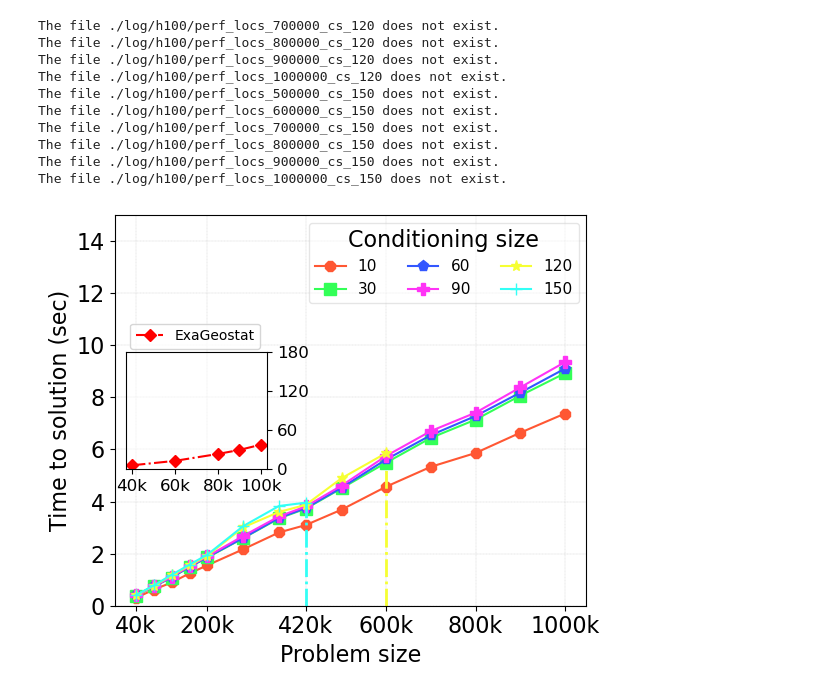
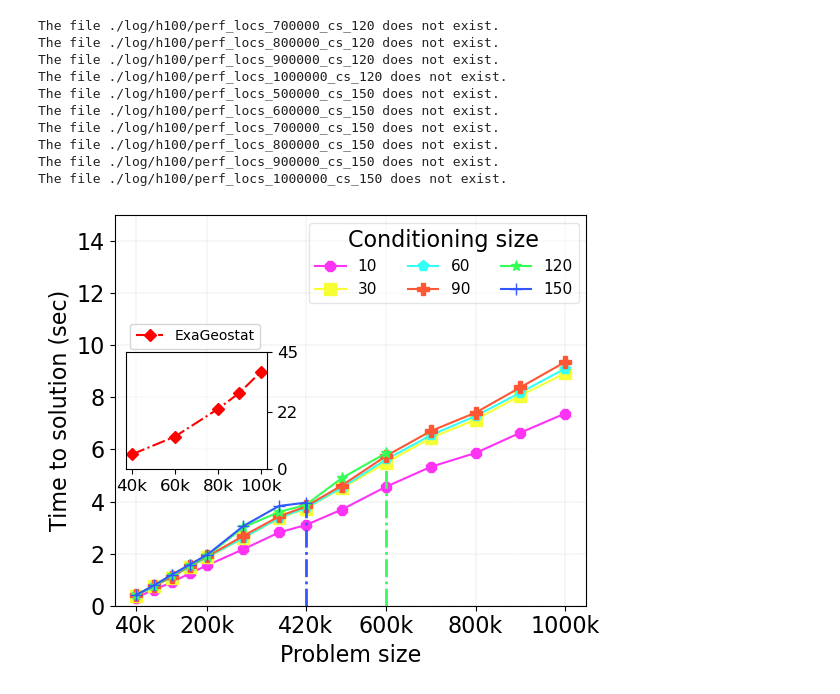
Before and after one commit to jack-pan-ai/Batched-Vecchia-Approximation, a Jupyter notebook: testing/test_perf_plot_h100.ipynb, the cells around one changed output. Cells and saved outputs as stored; diff of their text form; code cells hidden in the pictures.

```diff
--- a/testing/test_perf_plot_h100.ipynb
+++ b/testing/test_perf_plot_h100.ipynb
@@ -56,12 +56,12 @@ plt.figure(figsize=(6, 5))
 
 # colors = cm.Greens(np.linspace(0.2, 0.8, len(num_set)))
 colors = [
+    "#FF33F6",  # Magenta
+    "#F6FF33",  # Yellow
+    "#33FFF6",  # Cyan
     "#FF5733",  # Reddish-orange
     "#33FF57",  # Bright green
     "#3357FF",  # Royal blue
-    "#FF33F6",  # Magenta
-    "#F6FF33",  # Yellow
-    "#33FFF6",  # Cyan
     "#8B4513",  # Saddle brown
     "#FF69B4"   # Hot pink
 ]
@@ -75,8 +75,8 @@ for i, num_cs in enumerate(cs_set):
 _list_xtick = [40, 200, 420, 600, 800, 1000]
 _list_xtick_name = [f'{int(tick)}k' for tick in _list_xtick]
 plt.xticks(_list_xtick, _list_xtick_name)
-plt.axvline(420, ymin=0, ymax=0.28, color="#33FFF6", linestyle='-.', linewidth=2.0)
-plt.axvline(600, ymin=0, ymax=0.35, color="#F6FF33", linestyle='-.', linewidth=2.0)
+plt.axvline(420, ymin=0, ymax=0.28, color=colors[len(cs_set) - 1], linestyle='-.', linewidth=2.0)
+plt.axvline(600, ymin=0, ymax=0.35, color=colors[len(cs_set) - 2], linestyle='-.', linewidth=2.0)
 # plt.yscale('log')
 
 # Adding enhanced legend, title, and labels
@@ -98,35 +98,36 @@ def set_inner_plot():
 
     # Now plot on the inset axes. Example:
     ax_inset.plot(np.asarray(problem_s_exageostat)/1000, time_exageostat, linestyle='-.',
                   color='red', linewidth=1.5, marker=markers[i+1], label = 'ExaGeostat')
     ax_inset.patch.set_alpha(0.5)  # 50% transparent
     # ax_inset.grid(True, which='both', linestyle='--', linewidth=0.2)
     _list_xtick_exageostat = list(np.asarray([40, 60, 80, 100]))
     ax_inset.set_xticks(_list_xtick_exageostat,
                         [f'{int(tick)}k' for tick in _list_xtick_exageostat],
                         fontsize = 12)
-    _list_ytick_exageostat = list(np.asarray([0, 60, 120, 180]))
+    # _list_ytick_exageostat = list(np.asarray([0, 60, 120, 180]))
+    _list_ytick_exageostat = list(np.asarray([0, 22, 45]))# 60, 120, 180]))
     ax_inset.set_yticks(_list_ytick_exageostat,
                         _list_ytick_exageostat,
                         fontsize = 12)
     # # You can set properties for the inset axes if needed, like labels, title, etc.
     # ax_inset.set_xlabel('Small X label')
     # ax_inset.set_ylabel('Small Y label')
     # ax_inset.set_title('Inset Title')
     ax_inset.yaxis.tick_right()
     ax_inset.legend(loc='best', fontsize=10,  bbox_to_anchor=(1.0,1.3))
 
     # # Adjust the view limits or other properties of the inset
     # ax_inset.set_xlim(...) # Specify your limits here
     # ax_inset.set_ylim(...) # Specify your limits here
 set_inner_plot()
 
 
 plt.tight_layout()
 plt.savefig(f'./fig/perf_time_h100.pdf')
 plt.show()
 # %% [output]
-[figure, old version]
+[figure, new version]
 # %%
 # Create a plot with a larger size and a better style
 plt.figure(figsize=(6, 5))
```
Also changed, not shown: parts of 1 cell of this notebook, 6 other files.
